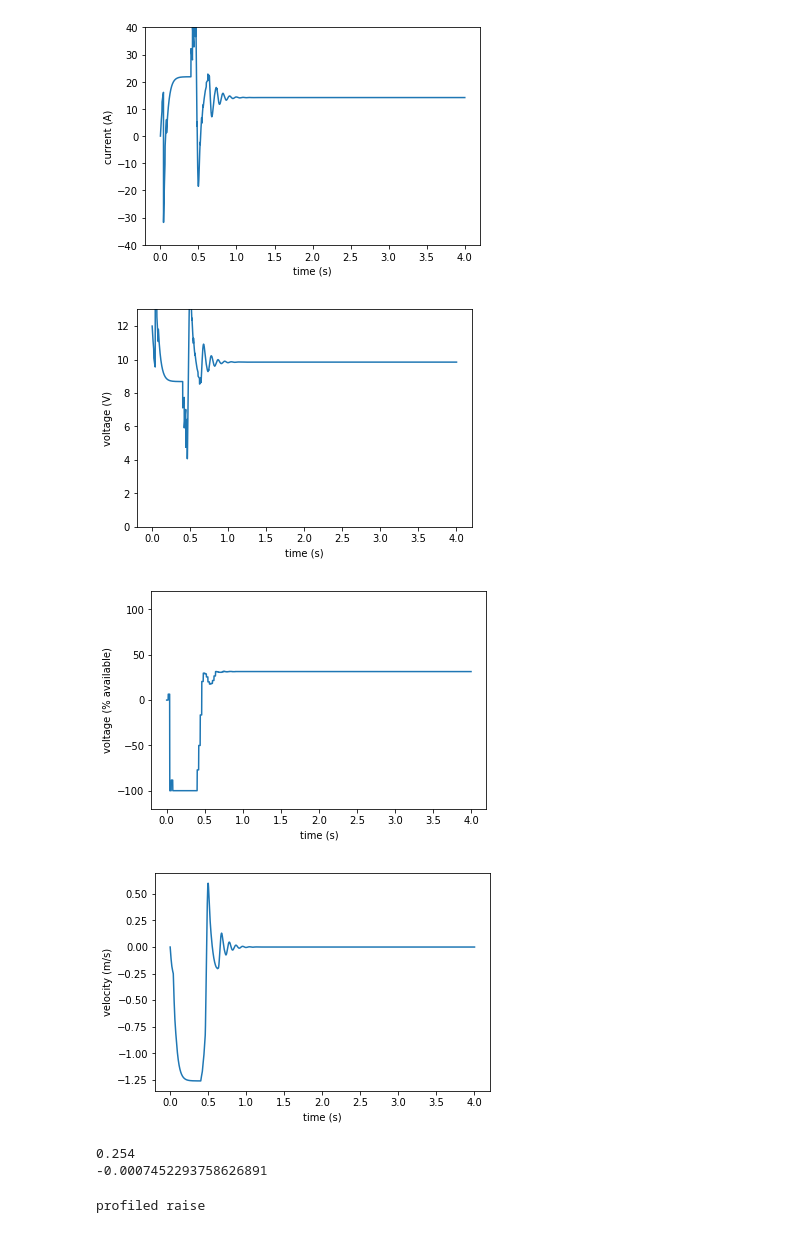
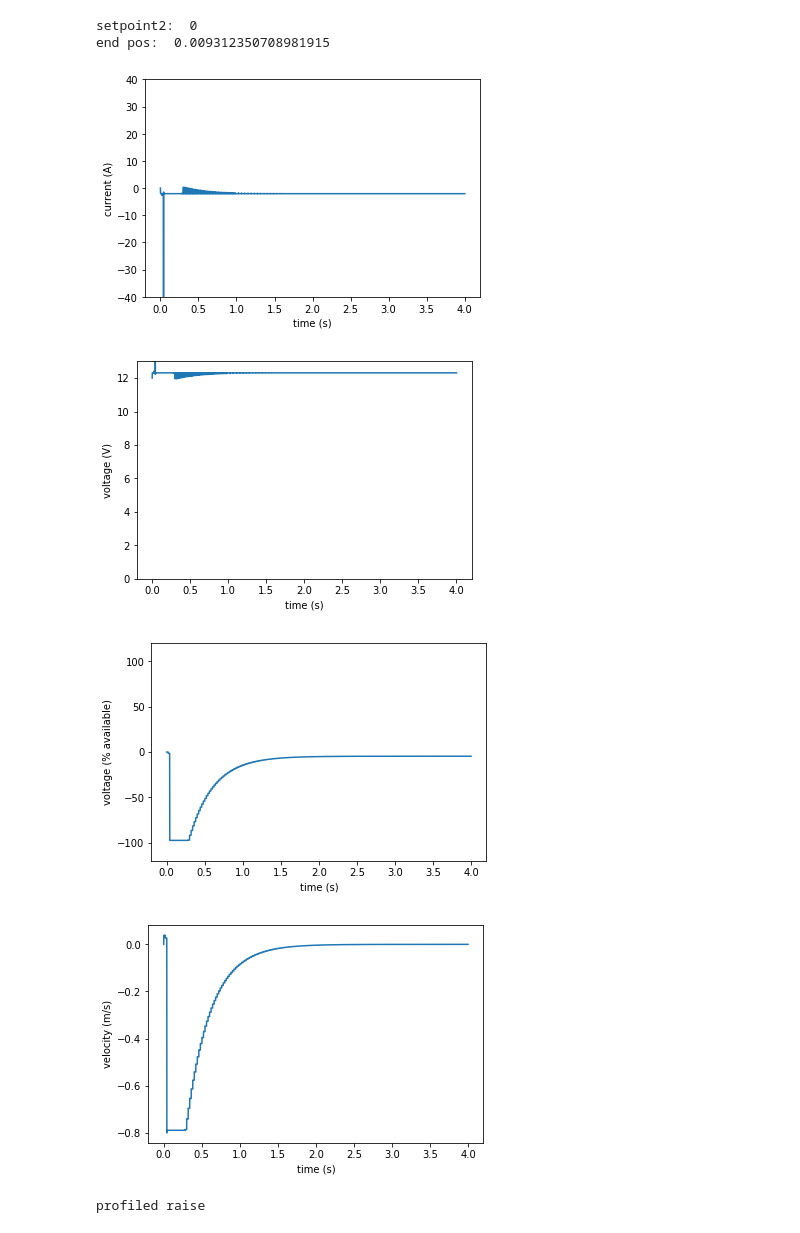
Before and after one commit to frc3223/robot2019, a Jupyter notebook: simulation/stilt.ipynb, the cells around one changed output. Saved outputs shown, nothing was run; the diff lists cells and outputs as text; code cells hidden in the pictures.

```diff
--- a/simulation/stilt.ipynb
+++ b/simulation/stilt.ipynb
@@ -152,7 +152,7 @@ class Elevator(frccnt.System):
 
         try:
             frccnt.System.__init__(self, self.model, u_min, u_max, dt)
-            q = [0.05, 0.5]
+            q = [0.12, 0.4]
             r = [12.0]
             self.design_dlqr_controller(q, r)
             self.design_two_state_feedforward(q, r)
@@ -161,8 +161,8 @@ class Elevator(frccnt.System):
             q_vel = 1.0
             r_pos = 0.0001
             self.design_kalman_filter([q_pos, q_vel], [r_pos])
-            self.Ainv = numpy.linalg.inv(self.sysd.A)
-            #self.Ainv = numpy.eye(self.sysd.A.shape[0])
+            #self.Ainv = numpy.linalg.inv(self.sysd.A)
+            self.Ainv = numpy.eye(self.sysd.A.shape[0])
         finally:
             pass
 
@@ -171,7 +171,7 @@ class Elevator(frccnt.System):
             starting_position_m=starting_pos,
             max_height_m=inch_to_meter(21),
             sprocket_radius_m=self.radius,
-            robot_mass_kg=lbs_to_kg(154) / 4,
+            robot_mass_kg=lbs_to_kg(154) / 3,
             stage1_mass_kg=(self.m1),
             stage2_mass_kg=(self.m2),
             stage3_mass_kg=(0.0),
@@ -197,7 +197,7 @@ class Elevator(frccnt.System):
             state.u_offset = numpy.zeros(shape=state.u.shape)
             #self.u_max[0, 0] -= self.Ks
             #self.u_min[0, 0] -= self.Ks
-            state.u_offset[0,0] = -self.Ks
+            state.u_offset[0,0] = self.Ks
             state.y = numpy.zeros((self.sysd.C.shape[0], 1))
             state.r = numpy.zeros((self.sysd.A.shape[0], 1))
             state.x_hat = numpy.zeros((self.sysd.A.shape[0], 1))
@@ -232,7 +232,7 @@ class Elevator(frccnt.System):
             state.u_offset = numpy.zeros(shape=state.u.shape)
             #self.u_max[0, 0] -= self.Ks
             #self.u_min[0, 0] -= self.Ks
-            state.u_offset[0,0] = -self.Ks
+            state.u_offset[0,0] = -4.5 #self.Ks
             state.y = numpy.zeros((self.sysd.C.shape[0], 1))
             state.r = numpy.zeros((self.sysd.A.shape[0], 1))
             state.x_hat = numpy.zeros((self.sysd.A.shape[0], 1))
@@ -297,7 +297,6 @@ class Elevator(frccnt.System):
             state.y = numpy.zeros((self.sysd.C.shape[0], 1))
             state.r = numpy.zeros((self.sysd.A.shape[0], 1))
             state.x_hat = numpy.zeros((self.sysd.A.shape[0], 1))
-            state.Ainv = numpy.linalg.inv(self.sysd.A)
 
         def update_input(state, next_r):
             state.u = self.K @ (state.r - state.x_hat)
@@ -313,7 +312,7 @@ class Elevator(frccnt.System):
             sim.setpoints.append(setpoint_pos)
             sim.setpoint_velocities.append(setpoint_velocity)
             sim.setpoint_times.append(state.time_from_start_s)
-            state.x_hat += state.Ainv @ self.L @ (state.y - self.sysd.C @ state.x_hat - self.sysd.D @ state.u)
+            state.x_hat += self.Ainv @ self.L @ (state.y - self.sysd.C @ state.x_hat - self.sysd.D @ state.u)
             update_input(state, numpy.array([[setpoint_pos, 0]]).T)
             state.motor.set((state.u[0,0]+self.Ks) / state.voltage)
             state.y[0,0] = state.x
@@ -327,20 +326,29 @@ class Elevator(frccnt.System):
 
 e = Elevator(0.02)
 dump_ssc.dump(e, "stilts.pickle")
-print(" A: ",e.sysd.A)
-print("eig(A): ", numpy.linalg.eig(e.sysd.A))
-print(" B: ",e.sysd.B)
-#print(" Aiv: ", numpy.linalg.inv(e.sysd.A))
+
+print("raise")
+setpoint = inch_to_meter(18)
+sim = e.run_climb_sim(0, setpoint)
+plot_position(sim)
+print("end pos: ", sim.xs[-1])
+print("setpoint: ", setpoint)
+plot_current(sim)
+plot_voltage(sim)
+plot_voltage_percent(sim)
+plot_velocity(sim)
 
 
 print("retract")
 print("muh gravity force: ", (e.m1 + 2* e.m2) * g)
 print("muh masses: ", e.m1, e.m2)
-sim = e.run_sim(0, 1.5)
+setpoint2 = 0
+sim = e.run_sim(setpoint, setpoint2)
 print("current; ", sim.currents[-1])
 print("voltage: ", sim.voltageps[-1] * sim.voltages[-1])
 plot_position(sim)
-print(sim.xs[-1])
+print("setpoint2: ", setpoint2)
+print("end pos: ", sim.xs[-1])
 plot_current(sim)
 plot_voltage(sim)
 plot_voltage_percent(sim)
@@ -349,15 +357,6 @@ plot_velocity(sim)
 
 
 
-print("raise")
-sim = e.run_climb_sim(inch_to_meter(19), inch_to_meter(1))
-plot_position(sim)
-plot_current(sim)
-plot_voltage(sim)
-plot_voltage_percent(sim)
-plot_velocity(sim)
-print(inch_to_meter(10))
-print(sim.xs[-1])
 
 
 
@@ -402,9 +396,9 @@ raise
+setpoint2:  0
+end pos:  0.009312350708981915
-[figure, old version]
+[figure, new version]
-[figure, old version]
+[figure, new version]
-[figure, old version]
+[figure, new version]
-[figure, old version]
+[figure, new version]
-0.254
--0.0007452293758626891
 # %%
 print("profiled raise")
 sim = e.run_motion_profile_sim(0, 1.5)
```
Also changed, not shown: parts of 1 cell of this notebook, 26 other files.
